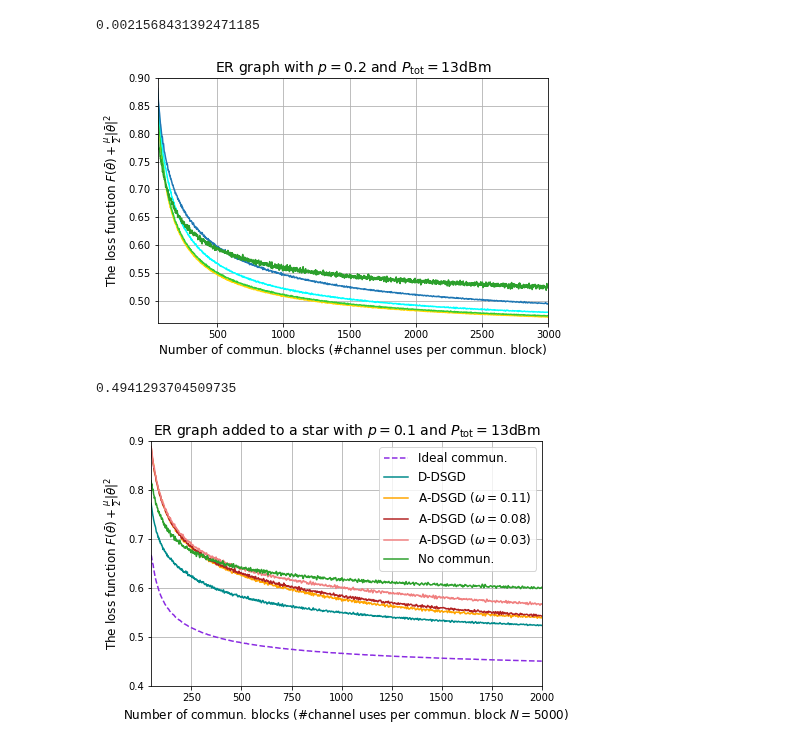
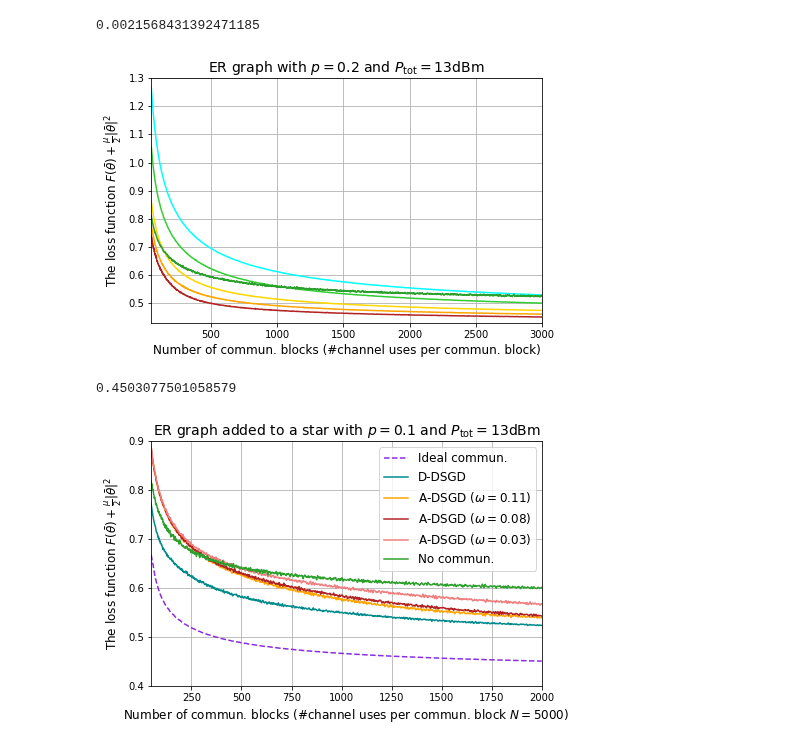
Before and after one commit to Fuzzy-Face/JSAC_FL, a Jupyter notebook: temp.ipynb, the cells around one changed output. Saved outputs shown, nothing was run; the diff lists cells and outputs as text; code cells hidden in the pictures.

```diff
--- a/temp.ipynb
+++ b/temp.ipynb
@@ -126,23 +126,23 @@ CG = PL * (np.abs(CH)) ** 2
 # losseses = np.array(losseses)
 # K = losseses.shape[2]
 # df1 = pd.DataFrame(losseses[0], columns = ['Device_{}'.format(i + 1) for i in range(K)] )
-# losseses = pickle.load( open('../repo_jv/data/pair-wise/losseses_SCHEME_5_P_0.02_N_30172_rho_a_1000.00_zeta0_0.0001_rho_a_prime_10000.00_CG.pkl', 'rb') )
-# losseses = np.array(losseses)
-# df1 = pd.DataFrame(losseses[0], columns = ['Device_{}'.format(i + 1) for i in range(K)] )
+losseses = pickle.load( open('../repo_jv/data/pair-wise/losseses_SCHEME_5_P_0.02_N_7943_rho_a_500.00_zeta0_0.0100_rho_a_prime_10000.00.pkl', 'rb') )
+losseses = np.array(losseses)
+df1 = pd.DataFrame(losseses[0], columns = ['Device_{}'.format(i + 1) for i in range(K)] )
 
-# losseses = pickle.load( open('../repo_jv/data/pair-wise/losseses_SCHEME_5_P_0.02_N_30172_rho_a_1000.00_zeta0_0.0001_rho_a_prime_5000.00_CG.pkl', 'rb') )
-# losseses = np.array(losseses)
-# df2 = pd.DataFrame(losseses[0], columns = ['Device_{}'.format(i + 1) for i in range(K)] )
+losseses = pickle.load( open('../repo_jv/data/pair-wise/losseses_SCHEME_5_P_0.02_N_7943_rho_a_1000.00_zeta0_0.0100_rho_a_prime_10000.00.pkl', 'rb') )
+losseses = np.array(losseses)
+df2 = pd.DataFrame(losseses[0], columns = ['Device_{}'.format(i + 1) for i in range(K)] )
 
-losseses = pickle.load( open('../repo_jv/data/pair-wise/losseses_SCHEME_5_P_0.02_N_30172_rho_a_2000.00_zeta0_0.0100_rho_a_prime_10000.00_CG.pkl', 'rb') )
+losseses = pickle.load( open('../repo_jv/data/pair-wise/losseses_SCHEME_5_P_0.02_N_7943_rho_a_2000.00_zeta0_0.0100_rho_a_prime_10000.00.pkl', 'rb') )
 losseses = np.array(losseses)
 df3 = pd.DataFrame(losseses[0], columns = ['Device_{}'.format(i + 1) for i in range(K)] )
 
-losseses = pickle.load( open('../repo_jv/data/pair-wise/losseses_SCHEME_5_P_0.02_N_7943_rho_a_2000.00_zeta0_0.0100_rho_a_prime_10000.00_2D-torus.pkl', 'rb') )
+losseses = pickle.load( open('../repo_jv/data/pair-wise/losseses_SCHEME_5_P_0.02_N_7943_rho_a_5000.00_zeta0_0.0100_rho_a_prime_10000.00.pkl', 'rb') )
 losseses = np.array(losseses)
 df4 = pd.DataFrame(losseses[0], columns = ['Device_{}'.format(i + 1) for i in range(K)] )
 
-losseses = pickle.load( open('../repo_jv/data/pair-wise/losseses_SCHEME_5_P_0.02_N_7943_rho_a_2000.00_zeta0_0.0100_rho_a_prime_10000.00_star.pkl', 'rb') )
+losseses = pickle.load( open('../repo_jv/data/pair-wise/losseses_SCHEME_5_P_0.02_N_7943_rho_a_10000.00_zeta0_0.0100_rho_a_prime_10000.00.pkl', 'rb') )
 losseses = np.array(losseses)
 df5 = pd.DataFrame(losseses[0], columns = ['Device_{}'.format(i + 1) for i in range(K)] )
 
@@ -159,30 +159,30 @@ losseses = np.array(losseses)
 df8 = pd.DataFrame(losseses[0], columns = ['Device_{}'.format(i + 1) for i in range(K)] )
 # %%
 fig, ax = plt.subplots(figsize = (7.0,4.5))
-# df1.rolling(window = 5).mean().mean(axis = 1).plot(color = 'firebrick', label = 'D-DSGD')
-# df2.rolling(window = 5).mean().mean(axis = 1).plot(color = 'orange', label = 'TDMA-based D-DSGD')
+df1.rolling(window = 5).mean().mean(axis = 1).plot(color = 'firebrick', label = 'D-DSGD')
+df2.rolling(window = 5).mean().mean(axis = 1).plot(color = 'orange', label = 'TDMA-based D-DSGD')
 df3.rolling(window = 5).mean().mean(axis = 1).plot(color = 'gold', label = 'A-DSGD')
 df4.rolling(window = 5).mean().mean(axis = 1).plot(color = 'limegreen', label = 'TDMA-based A-DSGD')
 df5.rolling(window = 5).mean().mean(axis = 1).plot(color = 'cyan', label = 'TDMA-based A-DSGD')
-df6.rolling(window = 5).mean().mean(axis = 1).plot(color = 'tab:blue', label = 'TDMA-based A-DSGD')
+# df6.rolling(window = 5).mean().mean(axis = 1).plot(color = 'tab:blue', label = 'TDMA-based A-DSGD')
 # df7.rolling(window = 5).mean().mean(axis = 1).plot(style = '--', color = 'blueviolet', label = 'Ideal commun.')
-df8.rolling(window = 5).mean().mean(axis = 1).plot(color = 'tab:green', label = 'No commun.')
+df8.rolling(window = 10).mean().mean(axis = 1).plot(color = 'tab:green', label = 'No commun.')
 
 plt.xlabel(r'Number of commun. blocks (#channel uses per commun. block)', fontsize = 12)
 plt.ylabel(r'The loss function $F(\bar{\theta}) + \frac{\mu}{2}\|\bar{\theta}\|^2$', fontsize = 12)
 plt.title(r'ER graph with $p = 0.2$ and $P_{\rm tot} = 13$dBm', fontsize = 14)
 plt.xlim((50, 3000))
-plt.ylim((0.46, 0.9))
+plt.ylim((0.43, 1.3))
 plt.grid()
 # plt.legend(loc = 'upper right', fontsize = 12)
 # plt.savefig('C:/Users/Helen/documents/visiting_research@KCL/D2D_DSGD/repo_jv/fig/comp_loss_vs_commun_small_N.pdf',format='pdf', dpi=600)
 plt.show()
 # %% [output]
-[figure, old version]
+[figure, new version]
 # %%
-df6.rolling(window = 5).mean().mean(axis = 1).min()
+df1.rolling(window = 5).mean().mean(axis = 1).min()
 # %% [output]
-0.4941293704509735
+0.4503077501058579
 # %%
 # For an ER graph of connectivity probability of p = 0.10 generated based on a STAR
 # standard DSGD
```
Also changed, not shown: parts of 6 cells of this notebook, 1 other file.
